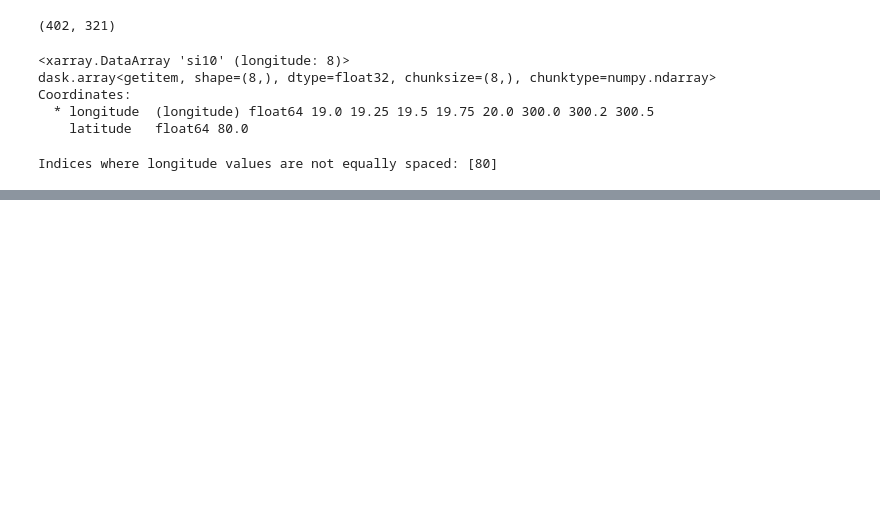
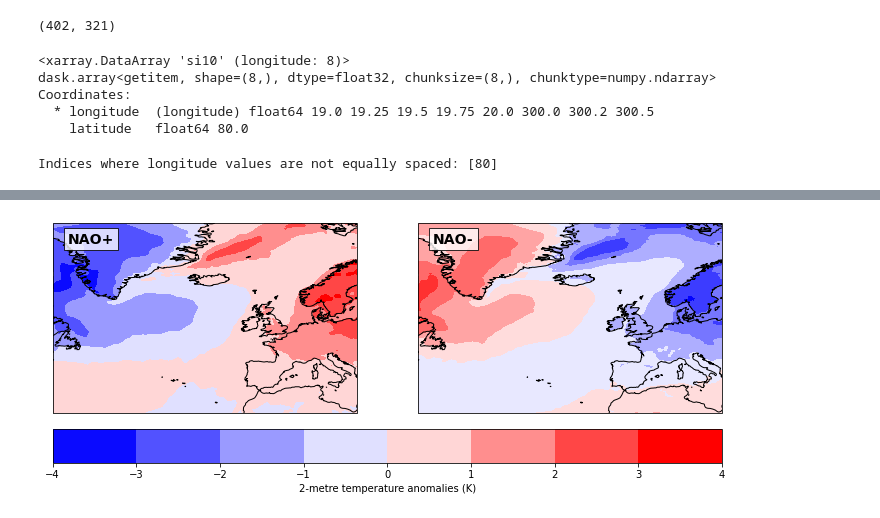
Before and after one commit to benhutchmet/nao-climatology, a Jupyter notebook: plotting.ipynb, the cells around one changed output, grey strips where cells are left out. Saved outputs shown, nothing was run; the diff lists cells and outputs as text; code cells hidden in the pictures; blank space fills up the shorter version.

```diff
--- a/plotting.ipynb
+++ b/plotting.ipynb
@@ -385,0 +380,4 @@ fct.plot_time_mean_constrained(neg_anom_tas_NA, dic.tas)
+# %%
+fct.plot_time_mean_constrained_subplots(pos_anom_tas_NA, neg_anom_tas_NA, dic.tas_label, dic.tas_units)
+# %% [output]
+[figure, added]
```
Also changed, not shown: parts of 13 cells of this notebook, 4 other files.
